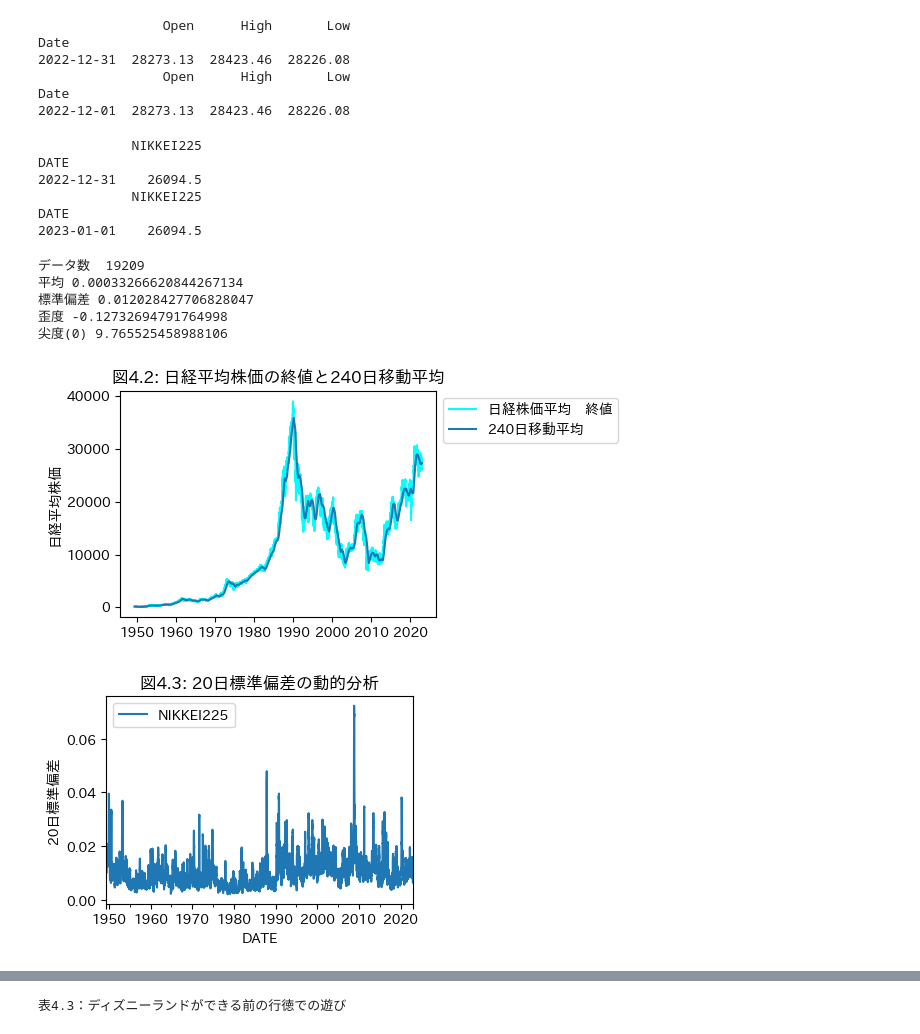
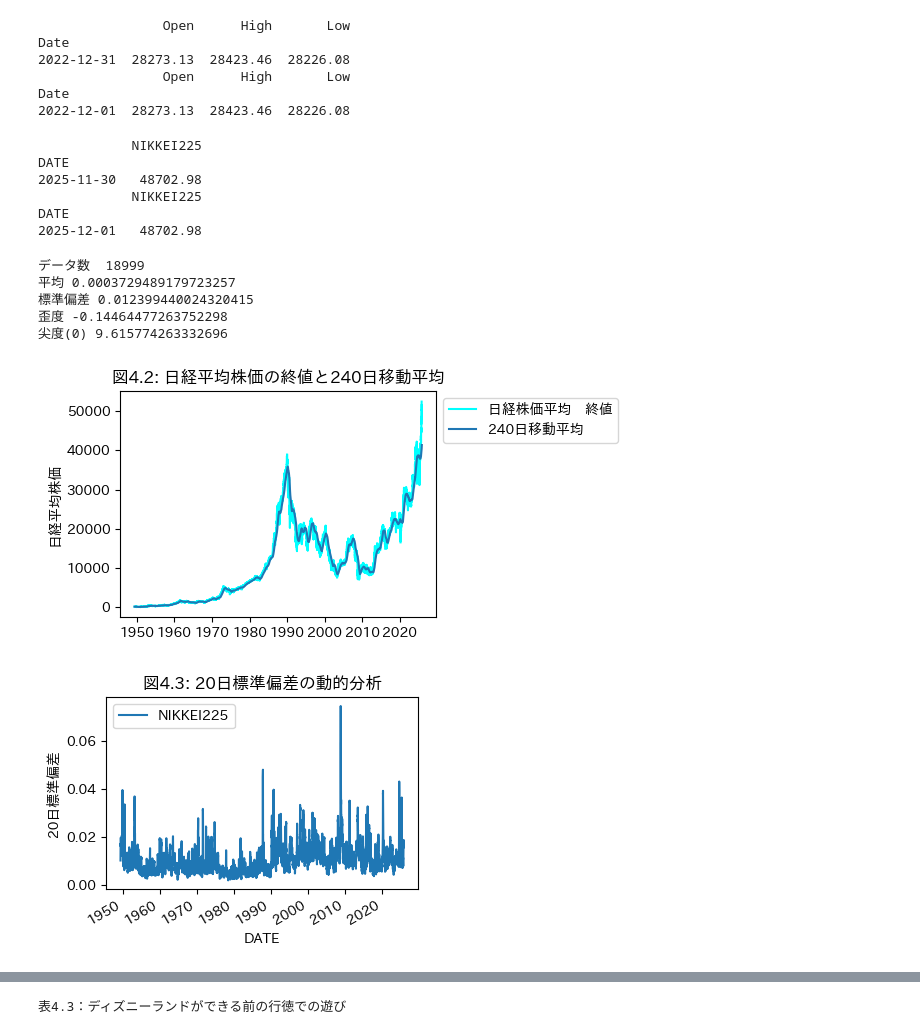
Before and after one commit to innovation1005/python3-for-system-trade2, a Jupyter notebook: pan4.ipynb, the cells around one changed output, grey strips where cells are left out. Saved outputs shown, nothing was run; the diff lists cells and outputs as text; code cells hidden in the pictures.

```diff
--- a/pan4.ipynb
+++ b/pan4.ipynb
@@ -79,5 +79,5 @@ Name: 終値, dtype: float64
 # %%
-start,end="1949/5/16","2022/12/31"
+start,end="1949/5/16","2025/12/31"
 Nikkei225 = web.DataReader("NIKKEI225", 'fred',start,end)
 Nikkei225.tail(3),type(Nikkei225),type(Nikkei225.index),\
 Nikkei225.loc['2022-12-30 00:00:00']
@@ -223,30 +223,30 @@ Date
 Date
 2022-12-01  28273.13  28423.46  28226.08
 # %%
-port1 = Nikkei225.iloc[:,0:4].resample('M').last()
+port1 = Nikkei225.iloc[:,0:4].resample('ME').last()
 print(port1.tail(1))
 port1.index = port1.index + to_offset("1d")
 print(port1.tail(1))
 # %% [output]
             NIKKEI225
 DATE
-2022-12-31    26094.5
+2025-11-30   48702.98
             NIKKEI225
 DATE
-2023-01-01    26094.5
+2025-12-01   48702.98
 # %%
-tsd=Nikkei225.pct_change().dropna()
-print("データ数 ",tsd.count()[0])
-print("平均",tsd.mean()[0])
-print("標準偏差",tsd.std()[0])
-print("歪度",tsd.skew()[0])
-print("尖度(0)",tsd.kurt()[0])
+tsd=Nikkei225.dropna().pct_change()
+print("データ数 ",tsd.count().iloc[0])
+print("平均",tsd.mean().iloc[0])
+print("標準偏差",tsd.std().iloc[0])
+print("歪度",tsd.skew().iloc[0])
+print("尖度(0)",tsd.kurt().iloc[0])
 # %% [output]
-データ数  19209
-平均 0.00033266620844267134
-標準偏差 0.012028427706828047
-歪度 -0.12732694791764998
-尖度(0) 9.765525458988106
+データ数  18999
+平均 0.0003729489179723257
+標準偏差 0.012399440024320415
+歪度 -0.14464477263752298
+尖度(0) 9.615774263332696
 # %%
 fig= plt.figure(figsize=(6,3))
 ax = fig.add_subplot(1, 1, 1)
@@ -258,15 +258,15 @@ plt.title("図4.2: 日経平均株価の終値と240日移動平均")
 plt.tight_layout()
 plt.show()
 # %% [output]
-[figure, old version]
+[figure, new version]
 # %%
-Nikkei225.pct_change().rolling(20).std().plot(figsize=(4, 3))
+Nikkei225.dropna().pct_change().rolling(20).std().plot(figsize=(4, 3))
 plt.ylabel('20日標準偏差')
 plt.title("図4.3: 20日標準偏差の動的分析")
 plt.tight_layout()
 plt.show()
 # %% [output]
-[figure, old version]
+[figure, new version]
 # %%
 index=pd.date_range(start="2023/1/1",periods=1000000,freq="min")
 from numpy.random import default_rng
```
Also changed, not shown: parts of 21 cells of this notebook.
